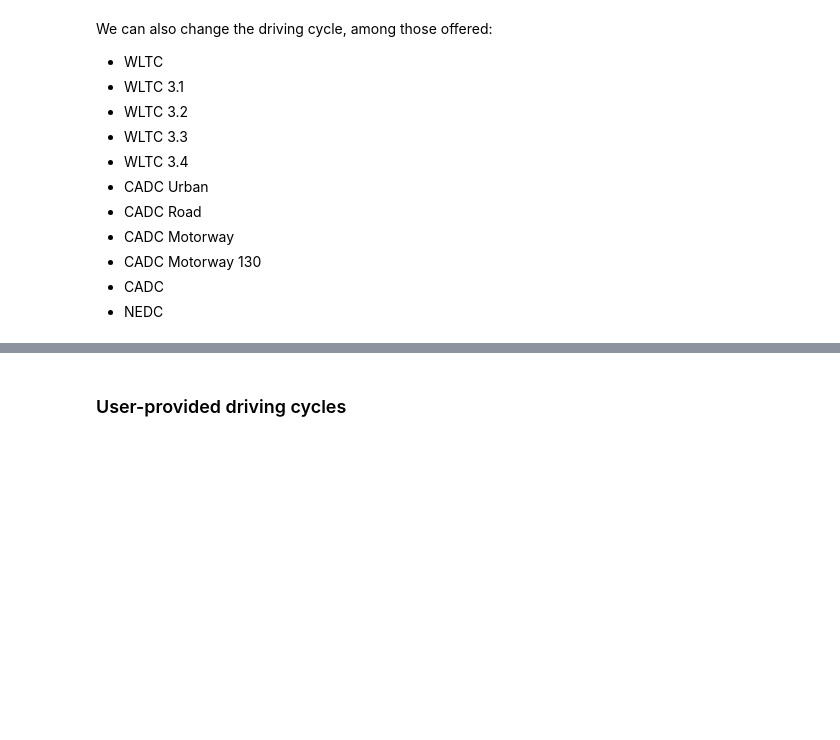
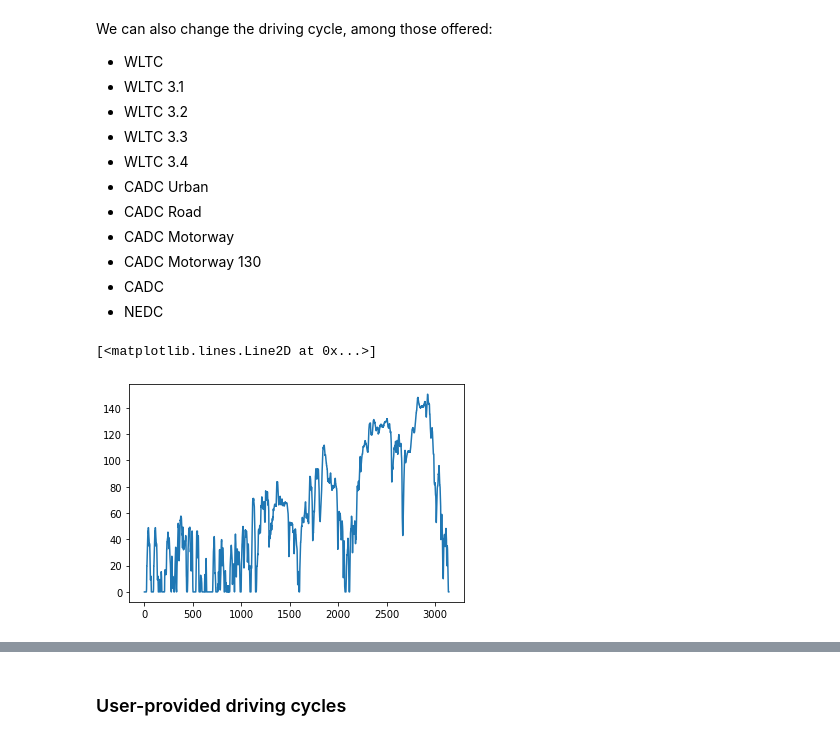
Before and after one commit to romainsacchi/carculator, a Jupyter notebook: examples/Examples.ipynb, the cells around one changed output, grey strips where cells are left out. Saved outputs shown, nothing was run; the diff lists cells and outputs as text; code cells hidden in the pictures; blank space fills up the shorter version.

```diff
--- a/examples/Examples.ipynb
+++ b/examples/Examples.ipynb
@@ -231,6 +241,11 @@ We can also change the driving cycle, among those offered:
 * CADC Motorway 130
 * CADC
 * NEDC
+# %%
+plt.plot(get_standard_driving_cycle("CADC"))
+# %% [output]
+[<matplotlib.lines.Line2D at 0x...>]
+[figure, added]
 # %%
 cm = CarModel(array, cycle='CADC')
 cm.set_all()
```
Also changed, not shown: parts of 48 cells of this notebook, 3 other files.
